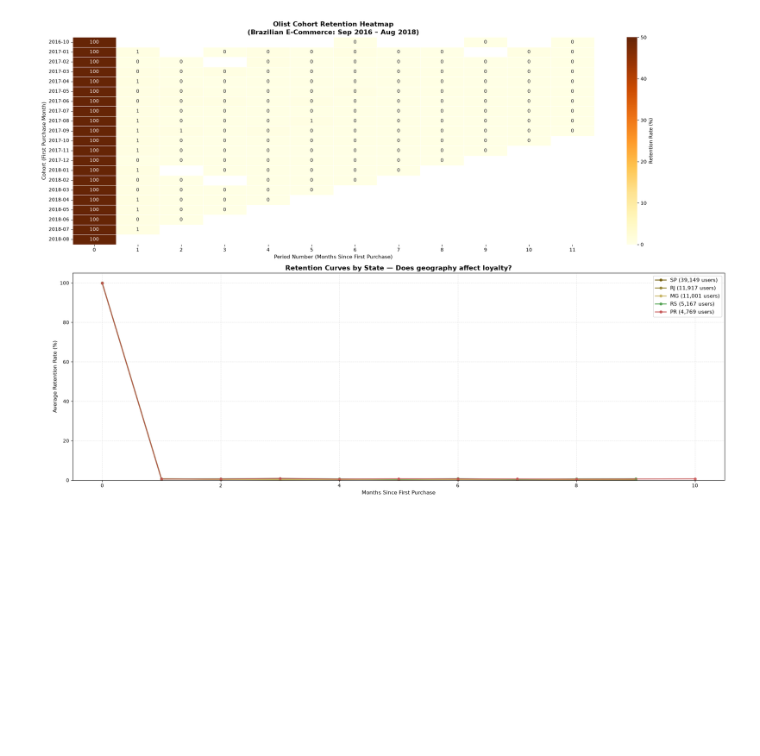
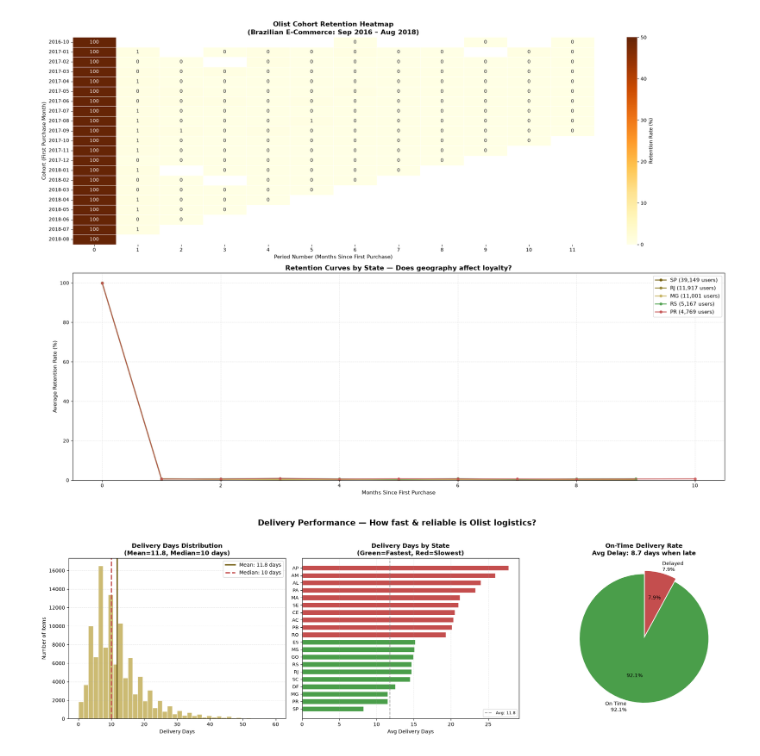
Before and after one commit to lxthappt/e-commerce-analysis, a Jupyter notebook: olist_analysis.ipynb, the cells around one changed output. Drawn from its saved outputs; the diff is of its cells as text; code cells hidden in the pictures; blank space fills up the shorter version.

Commit message:
feat(Olist): 物流时效分析 + 用户评分分析

```diff
--- a/olist_analysis.ipynb
+++ b/olist_analysis.ipynb
@@ -1285,3 +1285,69 @@ plt.tight_layout()
 plt.show()
 # %% [output]
 [figure]
+# %%
+# ===== Cell 28：物流时效分布 + 超时分析 =====
+
+fig, axes = plt.subplots(1, 3, figsize=(20, 6))
+fig.suptitle('Delivery Performance — How fast & reliable is Olist logistics?',
+             fontsize=16, fontweight='bold', y=1.02)
+
+# --- 子图1：delivery_days 直方图 ---
+ax1 = axes[0]
+# 只看合理范围（0-60天），过滤掉极端长尾
+valid_delivery = df[df['delivery_days'].between(0, 60)]
+ax1.hist(valid_delivery['delivery_days'], bins=40, color='#c4b05a',
+         edgecolor='white', alpha=0.85)
+avg_d = valid_delivery['delivery_days'].mean()
+med_d = valid_delivery['delivery_days'].median()
+ax1.axvline(avg_d, color='#6b5500', linewidth=2.5, linestyle='-',
+            label=f'Mean: {avg_d:.1f} days')
+ax1.axvline(med_d, color='#c44e4e', linewidth=2.5, linestyle='--',
+            label=f'Median: {med_d:.0f} days')
+ax1.set_title(f'Delivery Days Distribution\n(Mean={avg_d:.1f}, Median={med_d:.0f} days)',
+              fontsize=12, fontweight='bold')
+ax1.set_xlabel('Delivery Days'); ax1.set_ylabel('Number of Items')
+ax1.legend(); ax1.grid(axis='y', alpha=0.3, linestyle='--')
+
+# --- 子图2：各州平均配送天数对比 ---
+ax2 = axes[1]
+state_delivery = df.groupby('customer_state')['delivery_days'].mean().sort_values(ascending=False)
+# 只画有 >=50 单的州
+state_counts = df['customer_state'].value_counts()
+valid_states_d = state_delivery[state_delivery.index.isin(
+    state_counts[state_counts >= 50].index
+)]
+top_worst = valid_states_d.head(10).iloc[::-1]  # 最慢的10个州
+top_best = valid_states_d.tail(10)               # 最快的10个州
+
+all_states = pd.concat([top_best.iloc[::-1], top_worst])
+colors_d = ['#4a9e4a'] * len(top_best) + ['#c44e4e'] * len(top_worst)
+ax2.barh(range(len(all_states)), all_states.values, color=colors_d,
+         edgecolor='white', height=0.7)
+ax2.set_yticks(range(len(all_states)))
+ax2.set_yticklabels(all_states.index, fontsize=9)
+ax2.axvline(avg_d, color='gray', linestyle='--', alpha=0.7, label=f'Avg: {avg_d:.1f}')
+ax2.set_title('Delivery Days by State\n(Green=Fastest, Red=Slowest)',
+              fontsize=12, fontweight='bold')
+ax2.set_xlabel('Avg Delivery Days')
+ax2.legend(fontsize=8); ax2.grid(axis='x', alpha=0.3, linestyle='--')
+
+# --- 子图3：超时率 + 超时幅度 ---
+ax3 = axes[2]
+delay_pct = df['delivery_delayed'].mean() * 100
+on_time_pct = 100 - delay_pct
+ax3.pie([on_time_pct, delay_pct],
+        labels=[f'On Time\n{on_time_pct:.1f}%', f'Delayed\n{delay_pct:.1f}%'],
+        colors=['#4a9e4a', '#c44e4e'], autopct='%1.1f%%',
+        startangle=90, explode=(0, 0.05))
+# 超时幅度
+delayed = df[df['delivery_delayed']]
+delay_magnitude = (delayed['order_delivered_customer_date'] -
+                    delayed['order_estimated_delivery_date']).dt.days
+ax3.set_title(f'On-Time Delivery Rate\nAvg Delay: {delay_magnitude.mean():.1f} days when late',
+              fontsize=12, fontweight='bold')
+
+plt.tight_layout()
+plt.show()
+# %% [output]
+[figure, added]
```
Also changed, not shown: parts of 1 cell of this notebook.
